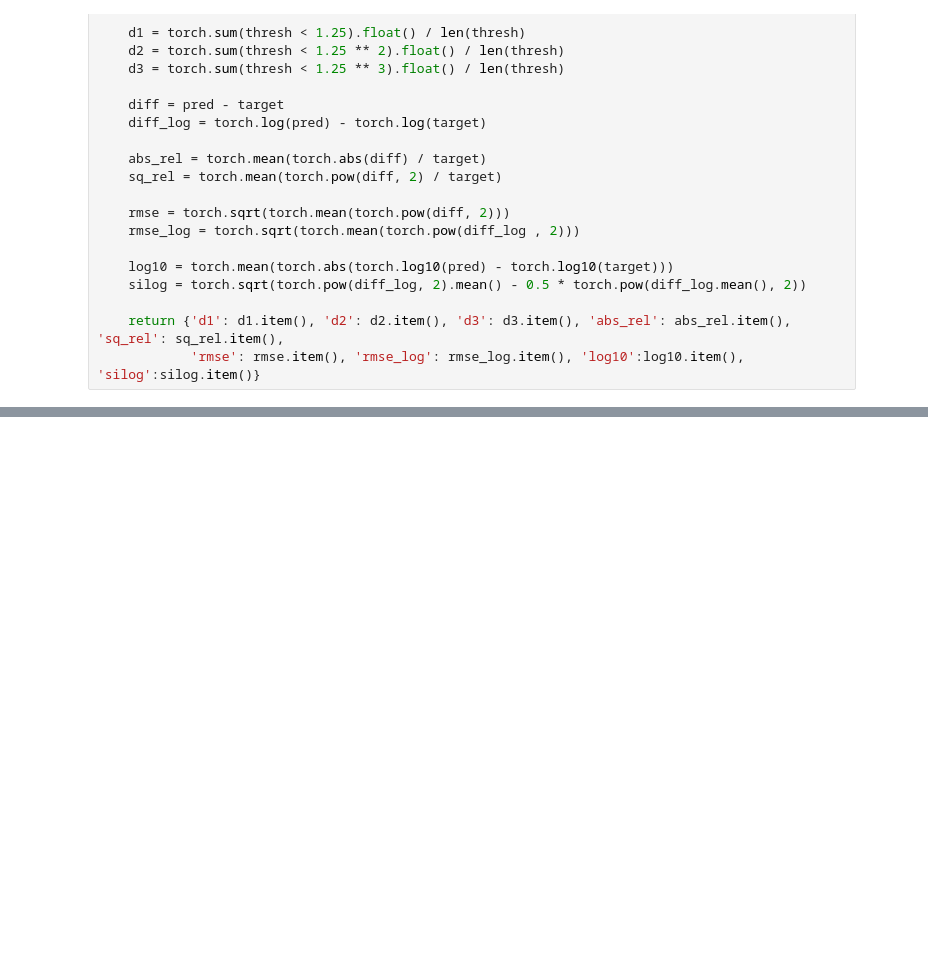
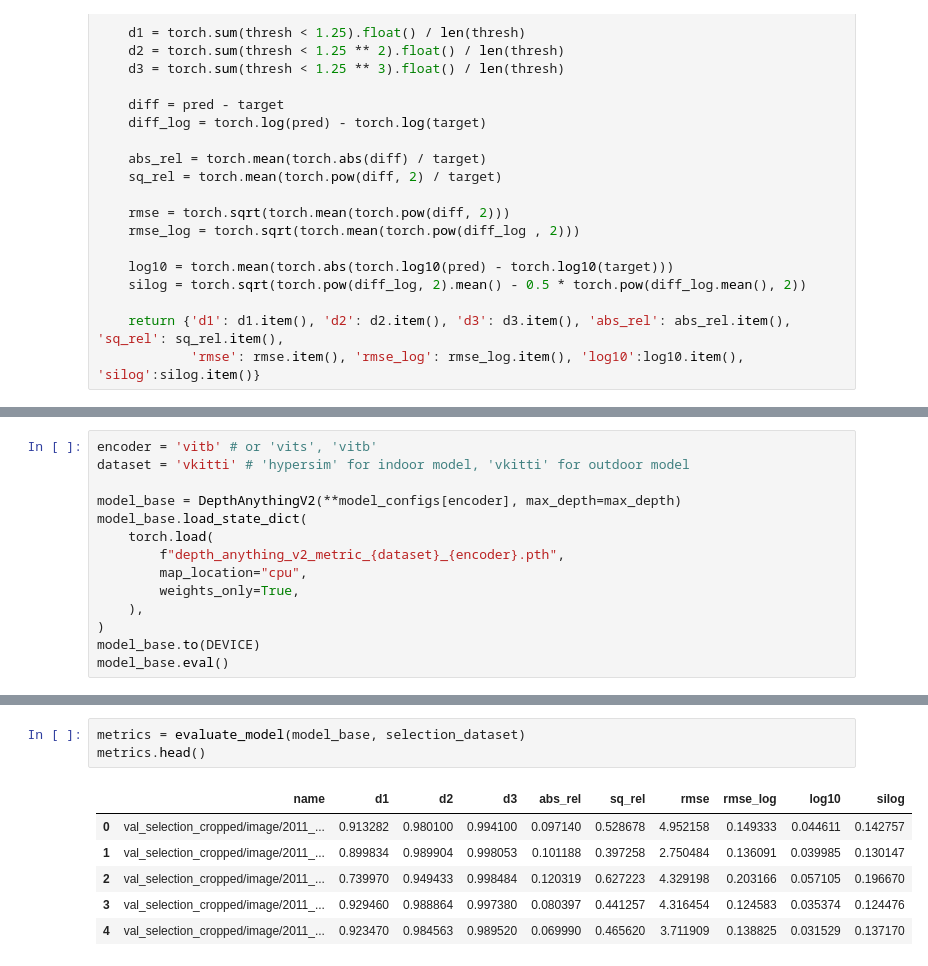
Before and after one commit to someilay/dmb, a Jupyter notebook: notebooks/depth_anything_infer.ipynb, the cells around one changed output, grey strips where cells are left out. Drawn from its saved outputs; the diff is of its cells as text; blank space fills up the shorter version.

```diff
--- a/notebooks/depth_anything_infer.ipynb
+++ b/notebooks/depth_anything_infer.ipynb
@@ -306,0 +356,14 @@ dtype: float64
+# %%
+encoder = 'vitb' # or 'vits', 'vitb'
+dataset = 'vkitti' # 'hypersim' for indoor model, 'vkitti' for outdoor model
+
+model_base = DepthAnythingV2(**model_configs[encoder], max_depth=max_depth)
+model_base.load_state_dict(
+    torch.load(
+        f"depth_anything_v2_metric_{dataset}_{encoder}.pth",
+        map_location="cpu",
+        weights_only=True,
+    ),
+)
+model_base.to(DEVICE)
+model_base.eval()
@@ -306,0 +388,10 @@ dtype: float64
+# %%
+metrics = evaluate_model(model_base, selection_dataset)
+metrics.head()
+# %% [output]
+|  | name | d1 | d2 | d3 | abs_rel | sq_rel | rmse | rmse_log | log10 | silog |
+| 0 | val_selection_cropped/image/2011_... | 0.913282 | 0.980100 | 0.994100 | 0.097140 | 0.528678 | 4.952158 | 0.149333 | 0.044611 | 0.142757 |
+| 1 | val_selection_cropped/image/2011_... | 0.899834 | 0.989904 | 0.998053 | 0.101188 | 0.397258 | 2.750484 | 0.136091 | 0.039985 | 0.130147 |
+| 2 | val_selection_cropped/image/2011_... | 0.739970 | 0.949433 | 0.998484 | 0.120319 | 0.627223 | 4.329198 | 0.203166 | 0.057105 | 0.196670 |
+| 3 | val_selection_cropped/image/2011_... | 0.929460 | 0.988864 | 0.997380 | 0.080397 | 0.441257 | 4.316454 | 0.124583 | 0.035374 | 0.124476 |
+| 4 | val_selection_cropped/image/2011_... | 0.923470 | 0.984563 | 0.989520 | 0.069990 | 0.465620 | 3.711909 | 0.138825 | 0.031529 | 0.137170 |
```
Also changed, not shown: parts of 19 cells of this notebook.
